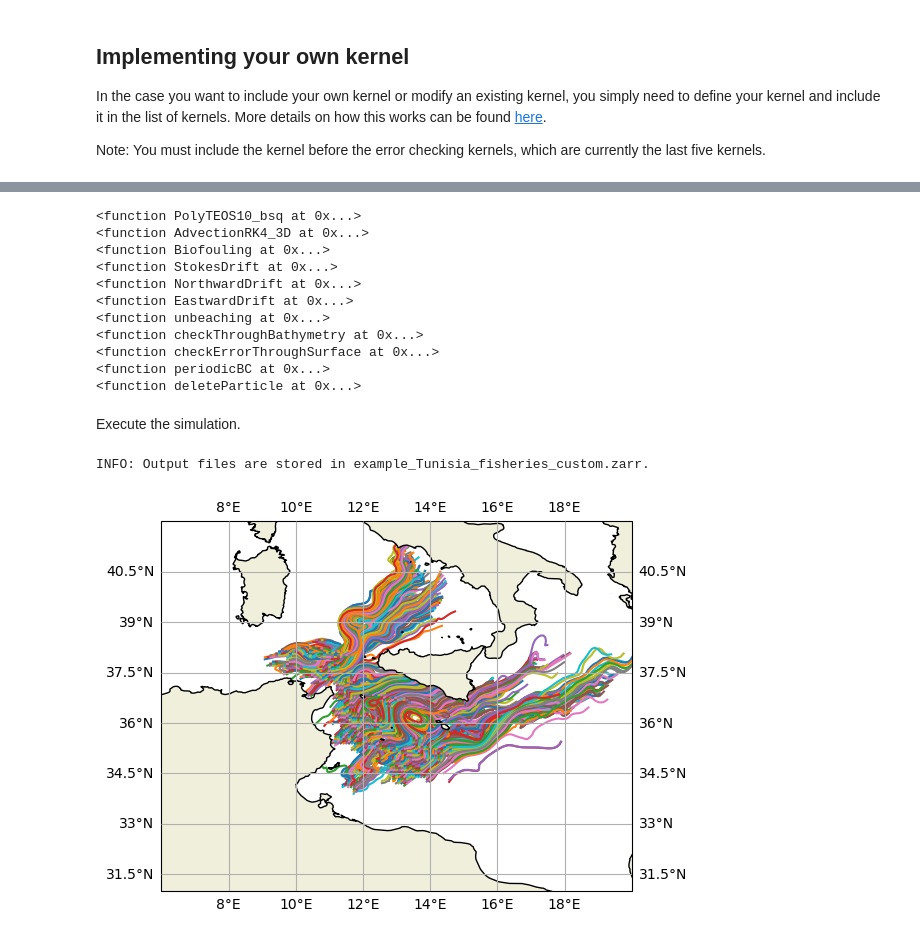
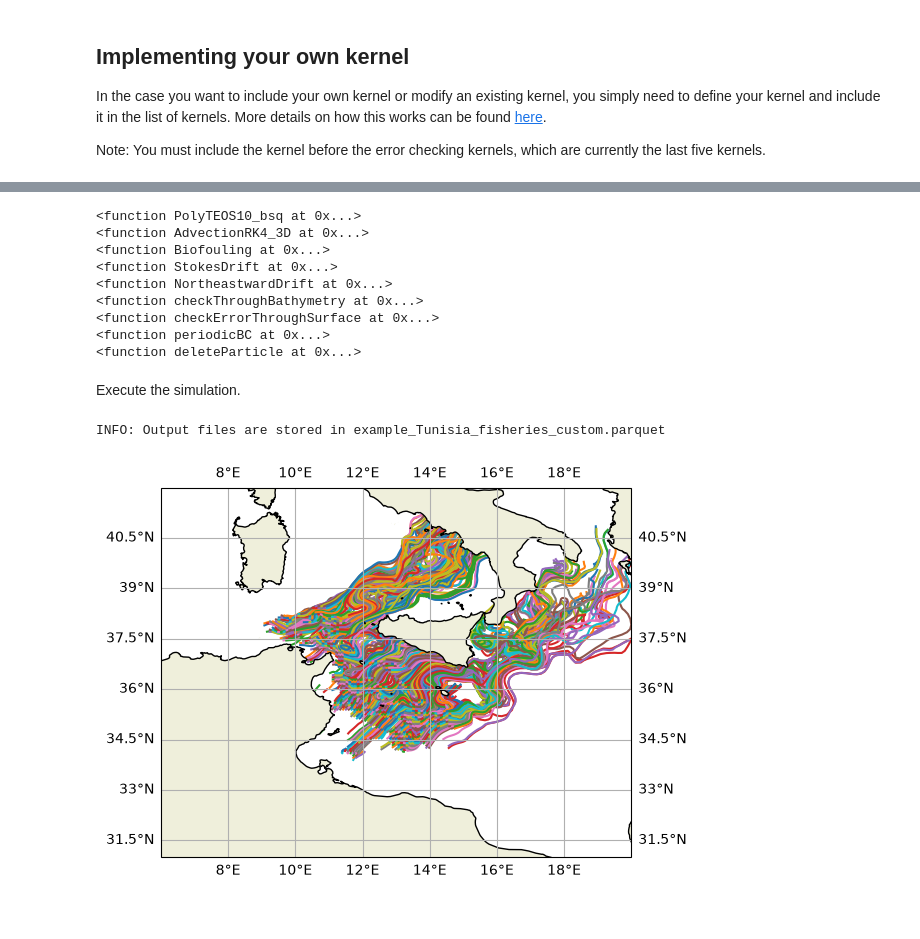
Before and after one commit to Parcels-code/plasticparcels, a Jupyter notebook: docs/examples/example_add_your_own_kernel.ipynb, the cells around one changed output, grey strips where cells are left out. Saved outputs shown, nothing was run; the diff lists cells and outputs as text; code cells hidden in the pictures.

```diff
--- a/docs/examples/example_add_your_own_kernel.ipynb
+++ b/docs/examples/example_add_your_own_kernel.ipynb
@@ -27,7 +19,10 @@ We will first load in some model settings and define simulation settings in orde
 # %%
 # Load the model settings
-settings_file = 'docs/examples/example_add_your_own_kernel_settings.json'
+settings_file = 'copernicus_marine.json'
 settings = pp.utils.load_settings(settings_file)
+
+# Download the mask and release data
+settings = pp.utils.download_plasticparcels_dataset('NEMO0083', settings, 'input_data')
 # %%
 # Create the simulation settings
 settings['simulation'] = {
@@ -127,11 +154,12 @@ INFO: Output files are stored in example_Tunisia_fisheries_prebuilt.zarr.
 Let's plot the trajectories of these particles.
 # %%
 # Plot the trajectories
-ds = xr.open_zarr('example_Tunisia_fisheries_prebuilt.zarr')
+df = pp.read_particlefile('example_Tunisia_fisheries_prebuilt.parquet')
 
 
 ax = plt.subplot(111, projection=ccrs.PlateCarree())
-ax.plot(ds['lon'].T, ds['lat'].T, transform=ccrs.PlateCarree(), zorder=0)
+for traj in df.partition_by("particle_id", maintain_order=True):
+    ax.plot(traj["x"], traj["y"], "-", transform=ccrs.PlateCarree(), zorder=0)
 ax.add_feature(cfeature.LAND, zorder=1)
 ax.coastlines(zorder=2)
 ax.gridlines(draw_labels=True, zorder=3)
@@ -184,8 +212,7 @@ for kernel in kernels:
 <function deleteParticle at 0x...>
 # %%
 # Insert our new kernels into the list of kernels, but before the error kernels
-kernels.insert(4, NorthwardDrift)
-kernels.insert(5, EastwardDrift)
+kernels.insert(4, NortheastwardDrift)
 
 for kernel in kernels:
     print(kernel)
@@ -194,9 +221,7 @@ for kernel in kernels:
 <function AdvectionRK4_3D at 0x...>
 <function Biofouling at 0x...>
 <function StokesDrift at 0x...>
-<function NorthwardDrift at 0x...>
-<function EastwardDrift at 0x...>
-<function unbeaching at 0x...>
+<function NortheastwardDrift at 0x...>
 <function checkThroughBathymetry at 0x...>
 <function checkErrorThroughSurface at 0x...>
 <function periodicBC at 0x...>
@@ -205,22 +230,24 @@ for kernel in kernels:
 Execute the simulation.
 # %%
 # Create the particle file where output will be stored
-pfile = pp.ParticleFile('example_Tunisia_fisheries_custom.zarr', pset, settings=settings, outputdt=outputdt)
+pfile = pp.ParticleFile('example_Tunisia_fisheries_custom.parquet', settings=settings, outputdt=outputdt, mode="w")
 
 # Execute the simulation
 pset.execute(kernels, runtime=runtime, dt=dt, output_file=pfile)
 # %% [output]
-INFO: Output files are stored in example_Tunisia_fisheries_custom.zarr.
+INFO: Output files are stored in example_Tunisia_fisheries_custom.parquet
 # %%
-# Plot the trajectories
-ds = xr.open_zarr('example_Tunisia_fisheries_custom.zarr')
+# plot the particle trajectories with the custom NortheastwardDrift kernel applied
+df = pp.read_particlefile('example_Tunisia_fisheries_custom.parquet')
+
 
 ax = plt.subplot(111, projection=ccrs.PlateCarree())
-ax.plot(ds['lon'].T, ds['lat'].T, transform=ccrs.PlateCarree(), zorder=0)
+for traj in df.partition_by("particle_id", maintain_order=True):
+    ax.plot(traj["x"], traj["y"], "-", transform=ccrs.PlateCarree(), zorder=0)
 ax.add_feature(cfeature.LAND, zorder=1)
 ax.coastlines(zorder=2)
 ax.gridlines(draw_labels=True, zorder=3)
 ax.set_extent([6, 20, 31, 42], crs=ccrs.PlateCarree())
 plt.show()
 # %% [output]
-[figure, old version]
+[figure, new version]
```
Also changed, not shown: parts of 14 cells of this notebook.
